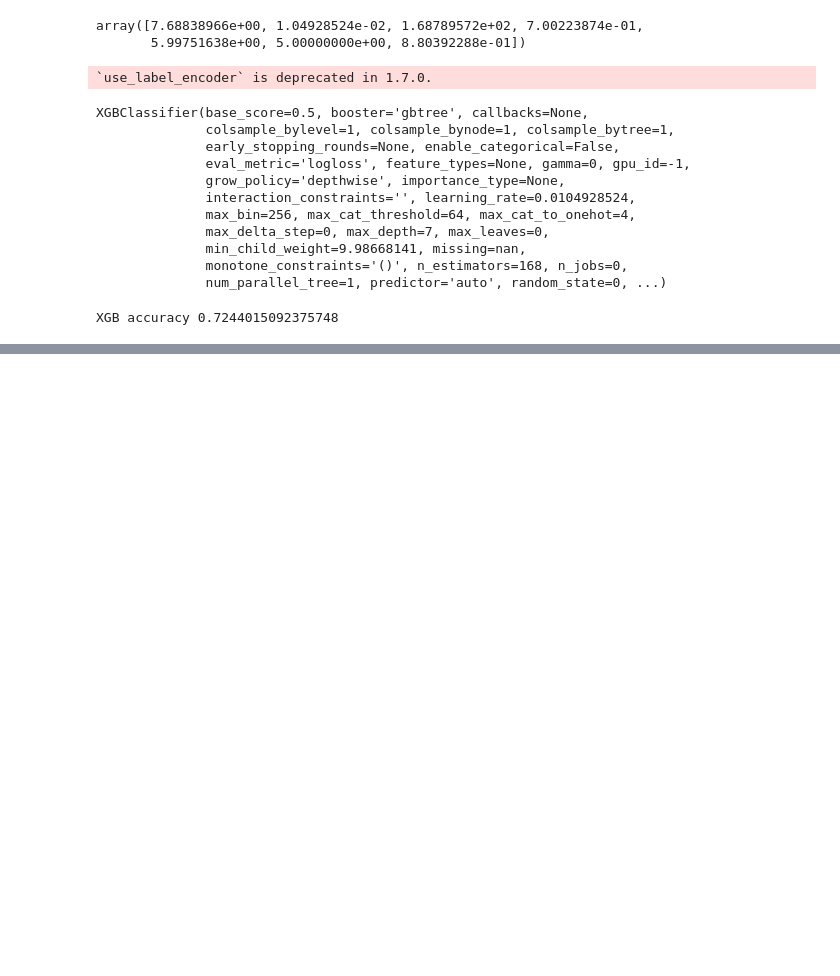
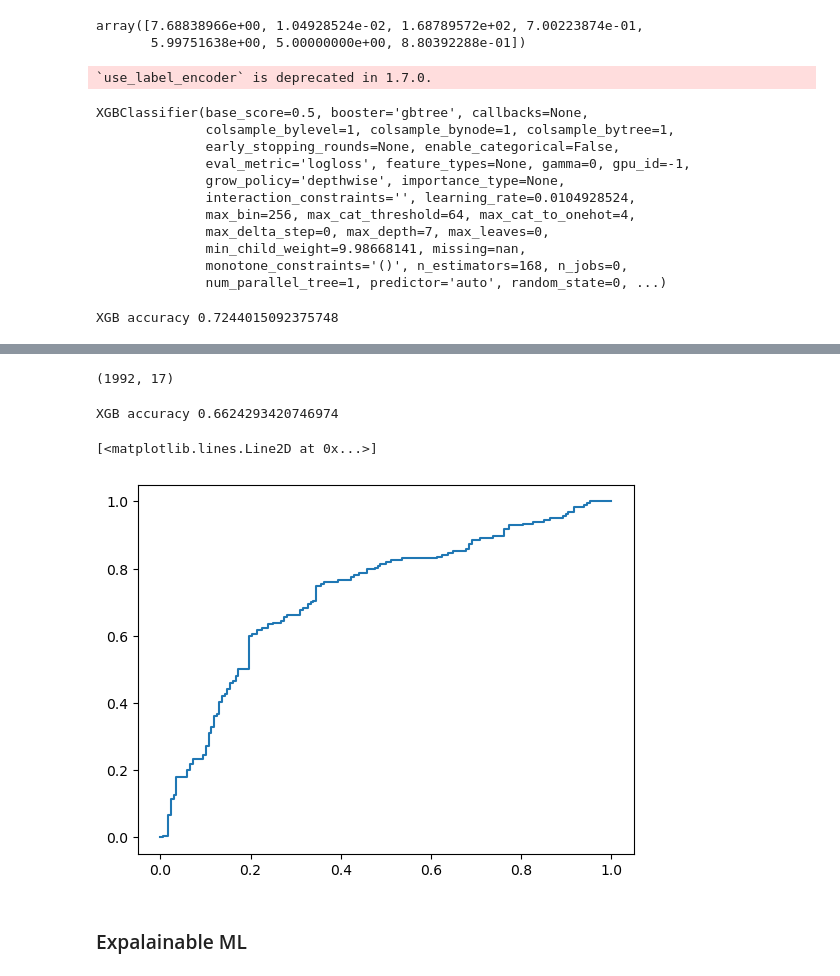
Before and after one commit to kayvinsoo7/AWI_GEN_PROJECT, a Jupyter notebook: Business/prelim.ipynb, the cells around one changed output, grey strips where cells are left out. Cells and saved outputs as stored; diff of their text form; code cells hidden in the pictures; blank space fills up the shorter version.

```diff
--- a/Business/prelim.ipynb
+++ b/Business/prelim.ipynb
@@ -162,7 +207,7 @@ from sklearn.model_selection import train_test_split, GridSearchCV
 from sklearn.metrics import roc_auc_score
 
 # Split the dataset into training and testing sets
-X_train, X_test, y_train, y_test = train_test_split(X, y1, test_size=0.2, random_state=42)
+X_train, X_test, y_train, y_test = train_test_split(X, y1, test_size=0.2, random_state=42, stratify=treated[['sex']])
 
 # Initialize XGBoost classifier
 model = xgb.XGBClassifier()
@@ -411,3 +460,6 @@ xbg_pred = best_modelpso.predict_proba(X_test)[:,1]
 print('XGB accuracy', roc_auc_score(y_test, xbg_pred))
 # %% [output]
 XGB accuracy 0.7244015092375748
+# %%
+xbg_pred = model.predict(X_test)
+print('XGB accuracy', roc_auc_score(y_test, xbg_pred))
@@ -413,0 +508,23 @@ XGB accuracy 0.7244015092375748
+# %%
+X.shape
+# %% [output]
+(1992, 17)
+# %%
+
+xbg_pred1 = model.predict_proba(treated)[:,1]
+print('XGB accuracy', roc_auc_score(y2, xbg_pred1))
+# %% [output]
+XGB accuracy 0.6624293420746974
+# %%
+from sklearn import metrics
+plt.figure(0).clf()
+
+#fit logistic regression model and plot ROC curve
+fpr, tpr, _ = metrics.roc_curve(y_test, xbg_pred)
+auc = round(metrics.roc_auc_score(y_test, xbg_pred), 4)
+plt.plot(fpr,tpr,label="XGBoost, AUC="+str(auc))
+# %% [output]
+[<matplotlib.lines.Line2D at 0x...>]
+[figure, added]
+# %% [markdown]
+### Expalainable ML
```
Also changed, not shown: parts of 37 cells of this notebook.
